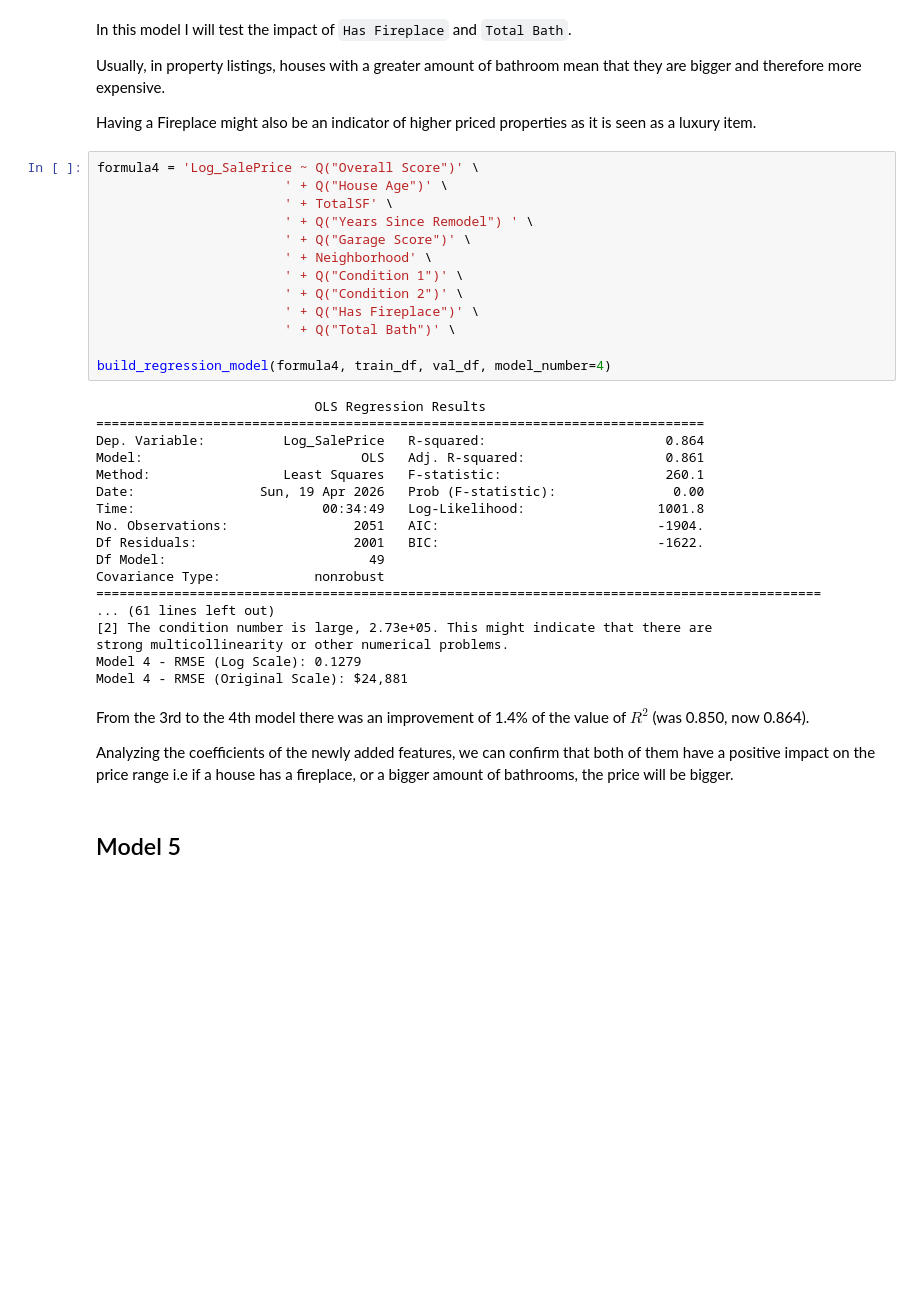
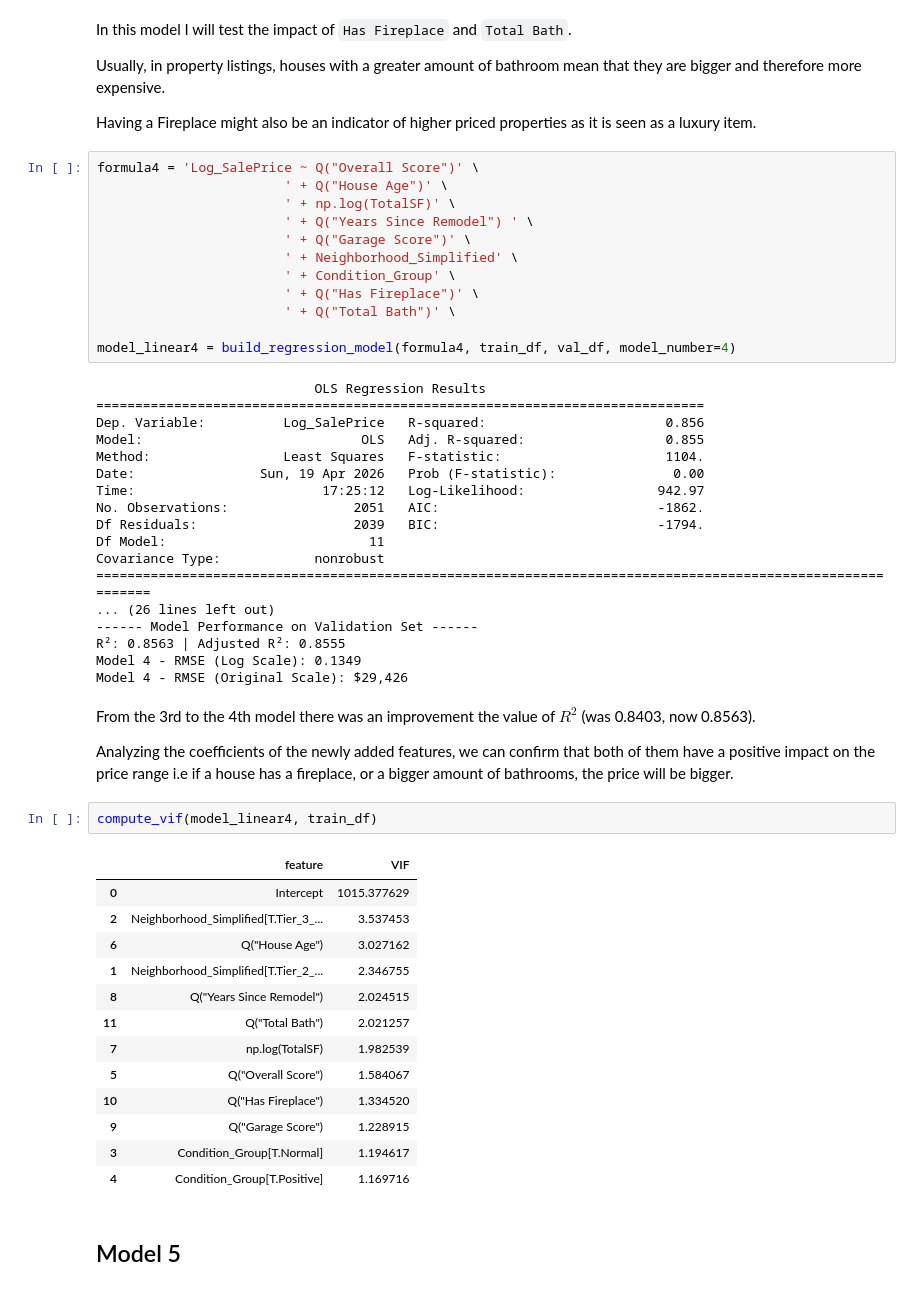
Before and after one commit to anabeatriz-mp/CienciaDeDadosAvancada, a Jupyter notebook: notebooks/AmesHousing/modeling.ipynb, the cells around one changed output. Saved outputs shown, nothing was run; the diff lists cells and outputs as text; blank space fills up the shorter version.

```diff
--- a/notebooks/AmesHousing/modeling.ipynb
+++ b/notebooks/AmesHousing/modeling.ipynb
@@ -158,38 +203,53 @@ Having a Fireplace might also be an indicator of higher priced properties as it
 # %%
 formula4 = 'Log_SalePrice ~ Q("Overall Score")' \
                         ' + Q("House Age")' \
-                        ' + TotalSF' \
+                        ' + np.log(TotalSF)' \
                         ' + Q("Years Since Remodel") ' \
                         ' + Q("Garage Score")' \
-                        ' + Neighborhood' \
-                        ' + Q("Condition 1")' \
-                        ' + Q("Condition 2")' \
+                        ' + Neighborhood_Simplified' \
+                        ' + Condition_Group' \
                         ' + Q("Has Fireplace")' \
                         ' + Q("Total Bath")' \
 
-build_regression_model(formula4, train_df, val_df, model_number=4)
+model_linear4 = build_regression_model(formula4, train_df, val_df, model_number=4)
 # %% [output]
                             OLS Regression Results
 ==============================================================================
-Dep. Variable:          Log_SalePrice   R-squared:                       0.864
-Model:                            OLS   Adj. R-squared:                  0.861
-Method:                 Least Squares   F-statistic:                     260.1
+Dep. Variable:          Log_SalePrice   R-squared:                       0.856
+Model:                            OLS   Adj. R-squared:                  0.855
+Method:                 Least Squares   F-statistic:                     1104.
 Date:                Sun, 19 Apr 2026   Prob (F-statistic):               0.00
-Time:                        00:34:49   Log-Likelihood:                 1001.8
-No. Observations:                2051   AIC:                            -1904.
-Df Residuals:                    2001   BIC:                            -1622.
-Df Model:                          49
+Time:                        17:25:12   Log-Likelihood:                 942.97
+No. Observations:                2051   AIC:                            -1862.
+Df Residuals:                    2039   BIC:                            -1794.
+Df Model:                          11
 Covariance Type:            nonrobust
-=============================================================================================
-... (61 lines left out)
-[2] The condition number is large, 2.73e+05. This might indicate that there are
-strong multicollinearity or other numerical problems.
-Model 4 - RMSE (Log Scale): 0.1279
-Model 4 - RMSE (Original Scale): $24,881
+============================================================================================================
+... (26 lines left out)
+------ Model Performance on Validation Set ------
+R²: 0.8563 | Adjusted R²: 0.8555
+Model 4 - RMSE (Log Scale): 0.1349
+Model 4 - RMSE (Original Scale): $29,426
 # %% [markdown]
-From the 3rd to the 4th model there was an improvement of 1.4% of the value of $R^2$ (was 0.850, now 0.864).
+From the 3rd to the 4th model there was an improvement the value of $R^2$ (was 0.8403, now 0.8563).
 
 Analyzing the coefficients of the newly added features, we can confirm that both of them have a positive impact on the price range i.e if a house has a fireplace, or a bigger amount of bathrooms, the price will be bigger.
+# %%
+compute_vif(model_linear4, train_df)
+# %% [output]
+|  | feature | VIF |
+| 0 | Intercept | 1015.377629 |
+| 2 | Neighborhood_Simplified[T.Tier_3_... | 3.537453 |
+| 6 | Q("House Age") | 3.027162 |
+| 1 | Neighborhood_Simplified[T.Tier_2_... | 2.346755 |
+| 8 | Q("Years Since Remodel") | 2.024515 |
+| 11 | Q("Total Bath") | 2.021257 |
+| 7 | np.log(TotalSF) | 1.982539 |
+| 5 | Q("Overall Score") | 1.584067 |
+| 10 | Q("Has Fireplace") | 1.334520 |
+| 9 | Q("Garage Score") | 1.228915 |
+| 3 | Condition_Group[T.Normal] | 1.194617 |
+| 4 | Condition_Group[T.Positive] | 1.169716 |
 # %% [markdown]
 ## Model 5
 # %% [markdown]
```
Also changed, not shown: parts of 53 cells of this notebook, 1 other file.
